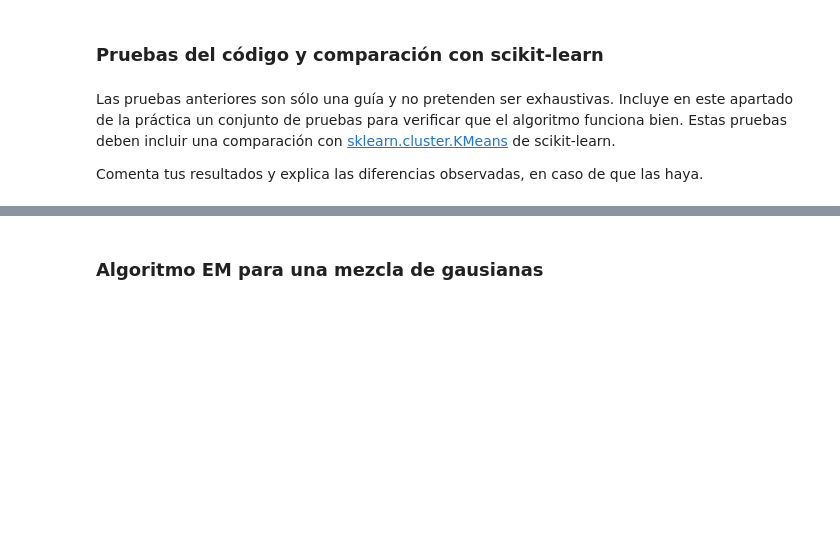
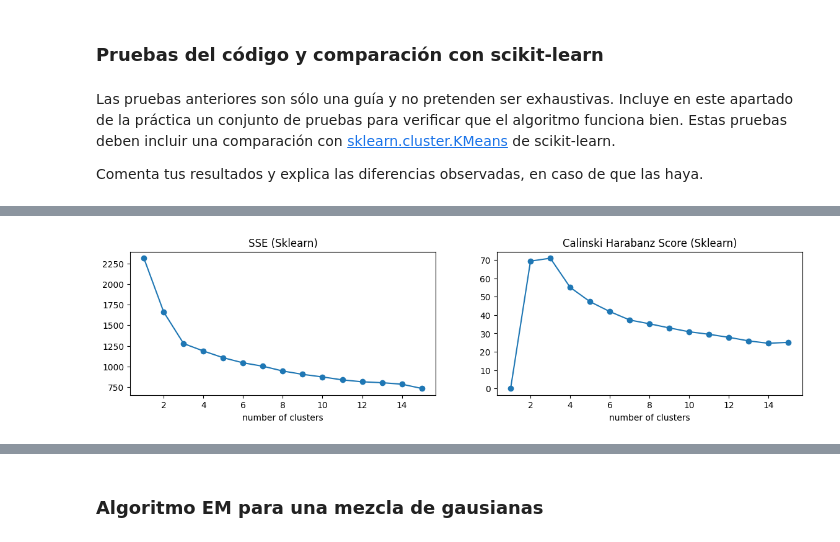
Before and after one commit to TomasDanielExpositoTorre/aprendizaje-automatico, a Jupyter notebook: P2/aa_p2.ipynb, the cells around one changed output, grey strips where cells are left out. Saved outputs shown, nothing was run; the diff lists cells and outputs as text; code cells hidden in the pictures; blank space fills up the shorter version.

```diff
--- a/P2/aa_p2.ipynb
+++ b/P2/aa_p2.ipynb
@@ -99,0 +146,30 @@ Comenta tus resultados y explica las diferencias observadas, en caso de que las
+# %%
+Nclusters_max = 15
+squalities = []
+sinertias = []
+
+for k in range(1,Nclusters_max+1):
+    skmeans = SKMeans(n_clusters=k,init='k-means++', n_init=1,max_iter=10, random_state=2)
+    skmeans.fit(x)
+    sy = skmeans.predict(x)
+
+    sinertias.append(skmeans.inertia_)
+    if k > 1:
+        squalities.append(chscore(x, sy))
+    else:
+        squalities.append(0)
+
+fig = plt.figure(figsize=(14,3))
+
+ax = plt.subplot(1,2,1)
+plt.plot(range(1,Nclusters_max+1), sinertias, marker='o')
+plt.xlabel('number of clusters')
+plt.title('SSE (Sklearn)')
+
+ax = plt.subplot(1,2,2)
+plt.plot(range(1,Nclusters_max+1), squalities, marker='o')
+plt.xlabel('number of clusters')
+plt.title('Calinski Harabanz Score (Sklearn)')
+plt.show()
+# %% [output]
+[figure, added]
```
Also changed, not shown: parts of 14 cells of this notebook, 1 other file.
